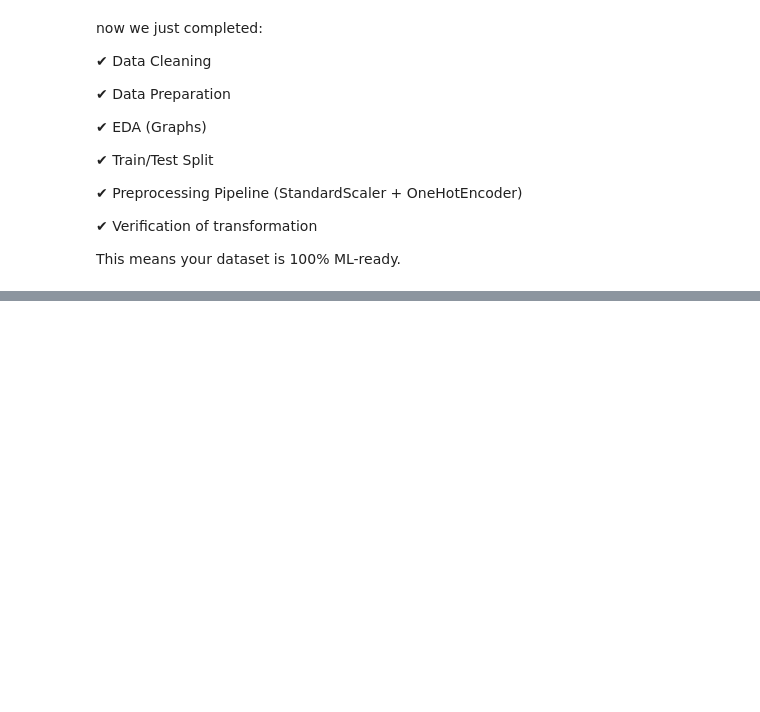
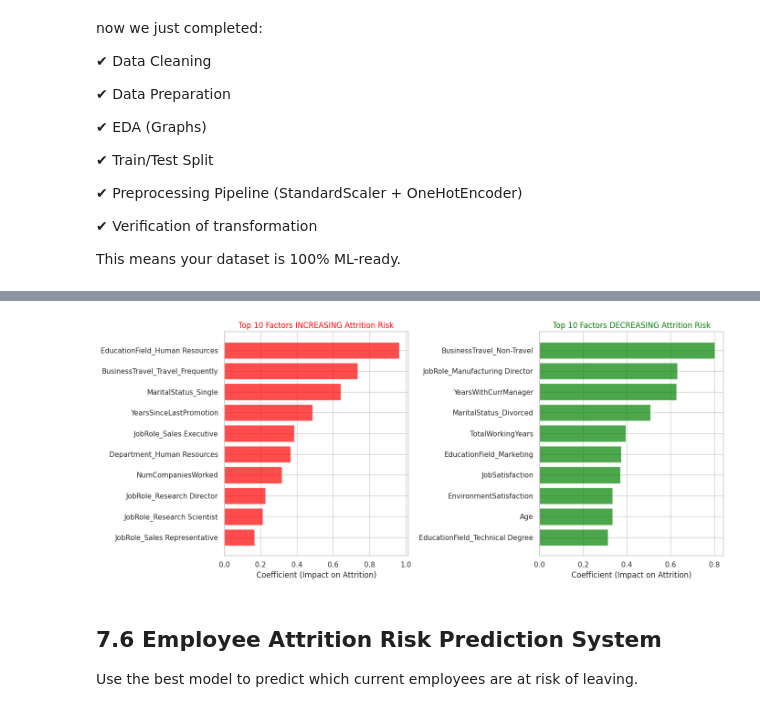
Before and after one commit to yanou16/ai_model, a Jupyter notebook: data_cleaning.ipynb, the cells around one changed output, grey strips where cells are left out. Saved outputs shown, nothing was run; the diff lists cells and outputs as text; code cells hidden in the pictures; blank space fills up the shorter version.

```diff
--- a/data_cleaning.ipynb
+++ b/data_cleaning.ipynb
@@ -429,0 +773,27 @@ now we just completed:
+# %%
+# Visualize coefficient impact
+fig, axes = plt.subplots(1, 2, figsize=(14, 6))
+
+# Top factors increasing attrition
+axes[0].barh(range(len(positive_factors)), positive_factors['Coefficient'].values, color='red', alpha=0.7)
+axes[0].set_yticks(range(len(positive_factors)))
+axes[0].set_yticklabels(positive_factors['Feature'].values)
+axes[0].set_xlabel('Coefficient (Impact on Attrition)')
+axes[0].set_title('Top 10 Factors INCREASING Attrition Risk', fontsize=12, color='red')
+axes[0].invert_yaxis()
+
+# Top factors decreasing attrition
+axes[1].barh(range(len(negative_factors)), negative_factors['Coefficient'].abs().values, color='green', alpha=0.7)
+axes[1].set_yticks(range(len(negative_factors)))
+axes[1].set_yticklabels(negative_factors['Feature'].values)
+axes[1].set_xlabel('Coefficient (Impact on Attrition)')
+axes[1].set_title('Top 10 Factors DECREASING Attrition Risk', fontsize=12, color='green')
+axes[1].invert_yaxis()
+
+plt.tight_layout()
+plt.show()
+# %% [output]
+[figure, added]
+# %% [markdown]
+## 7.6 Employee Attrition Risk Prediction System
+Use the best model to predict which current employees are at risk of leaving.
```
Also changed, not shown: parts of 21 cells of this notebook, 3 other files.
